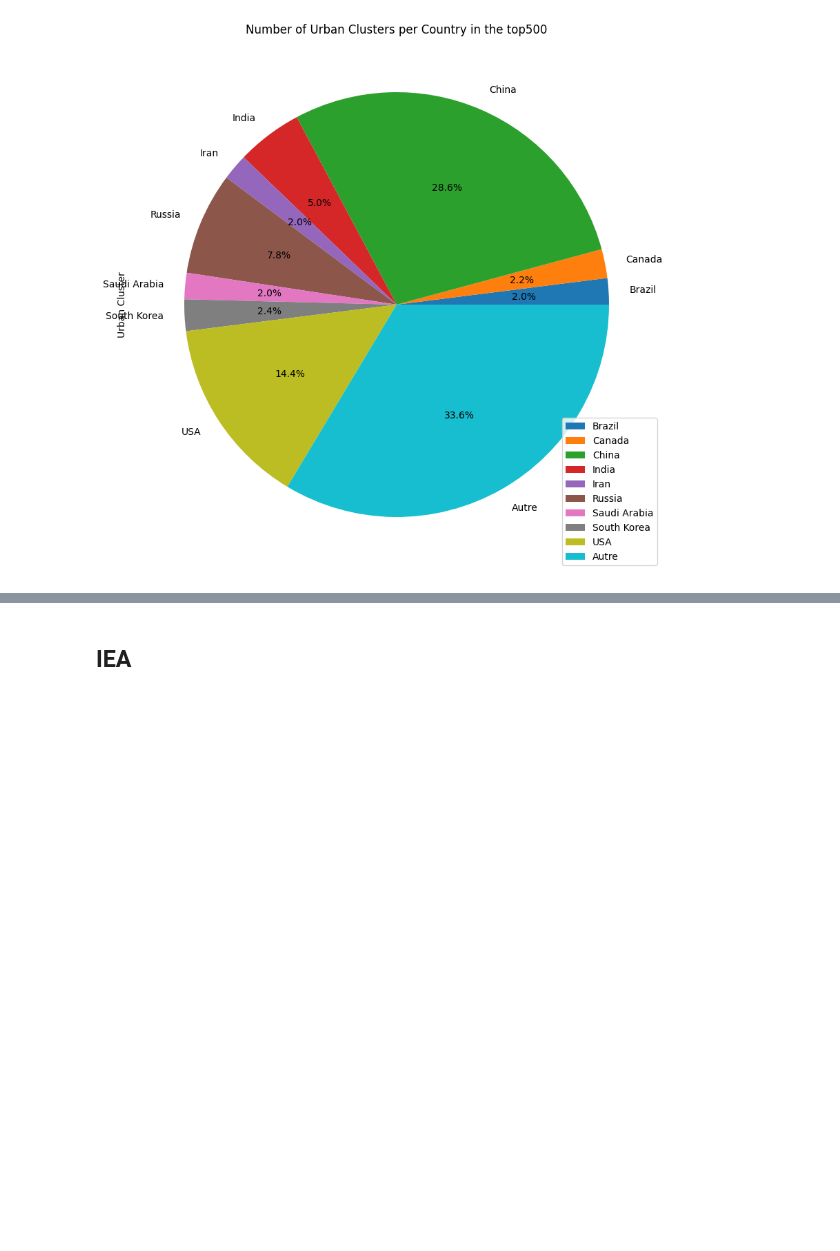
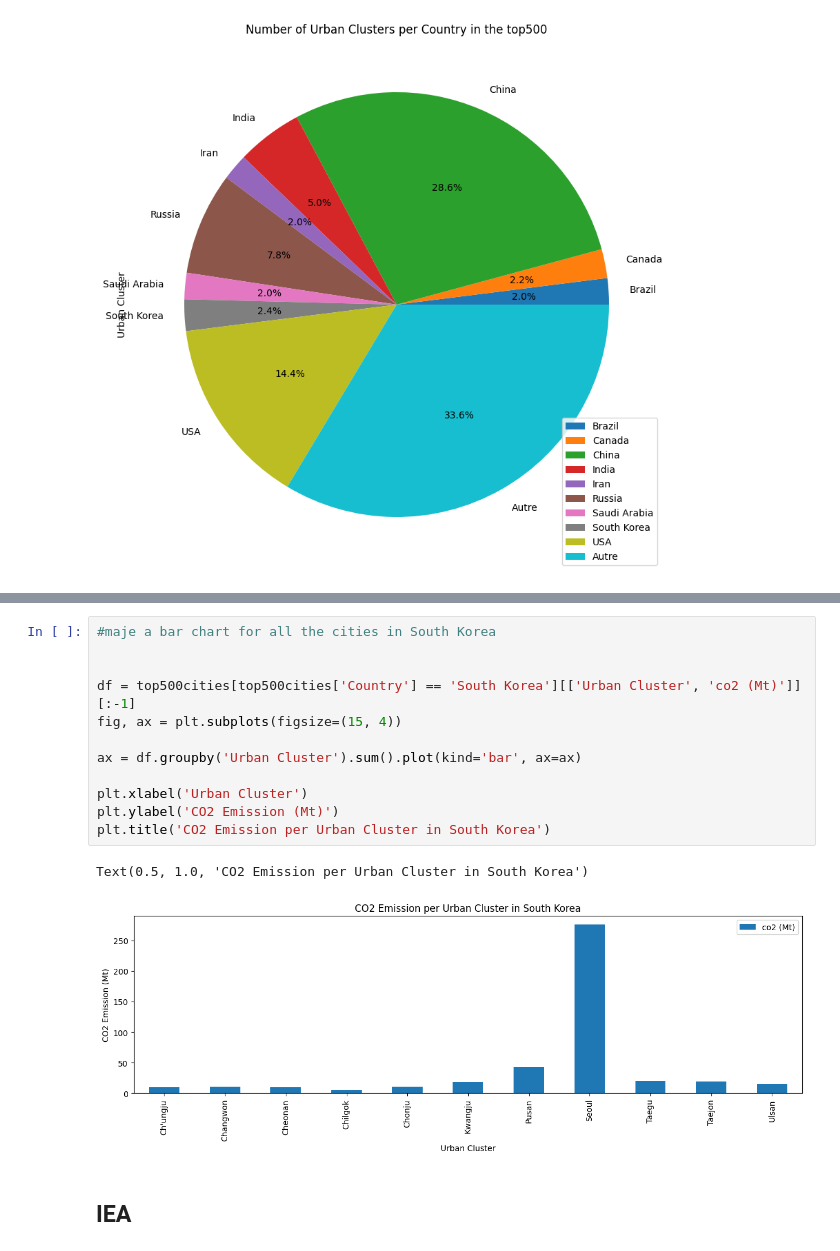
Before and after one commit to FreedentGoutGit/Datamaterasu, a Jupyter notebook: pre_analysis.ipynb, the cells around one changed output, grey strips where cells are left out. Drawn from its saved outputs; the diff is of its cells as text; blank space fills up the shorter version.

```diff
--- a/pre_analysis.ipynb
+++ b/pre_analysis.ipynb
@@ -101,3 +129,18 @@ Text(0.5, 1.0, 'Number of Urban Clusters per Country in the top500')
+# %%
+#maje a bar chart for all the cities in South Korea
+
+
+df = top500cities[top500cities['Country'] == 'South Korea'][['Urban Cluster', 'co2 (Mt)']][:-1]
+fig, ax = plt.subplots(figsize=(15, 4))
+
+ax = df.groupby('Urban Cluster').sum().plot(kind='bar', ax=ax)
+
+plt.xlabel('Urban Cluster')
+plt.ylabel('CO2 Emission (Mt)')
+plt.title('CO2 Emission per Urban Cluster in South Korea')
+# %% [output]
+Text(0.5, 1.0, 'CO2 Emission per Urban Cluster in South Korea')
+[figure, added]
 # %% [markdown]
 ## IEA
 # %%
```
Also changed, not shown: parts of 6 cells of this notebook.
